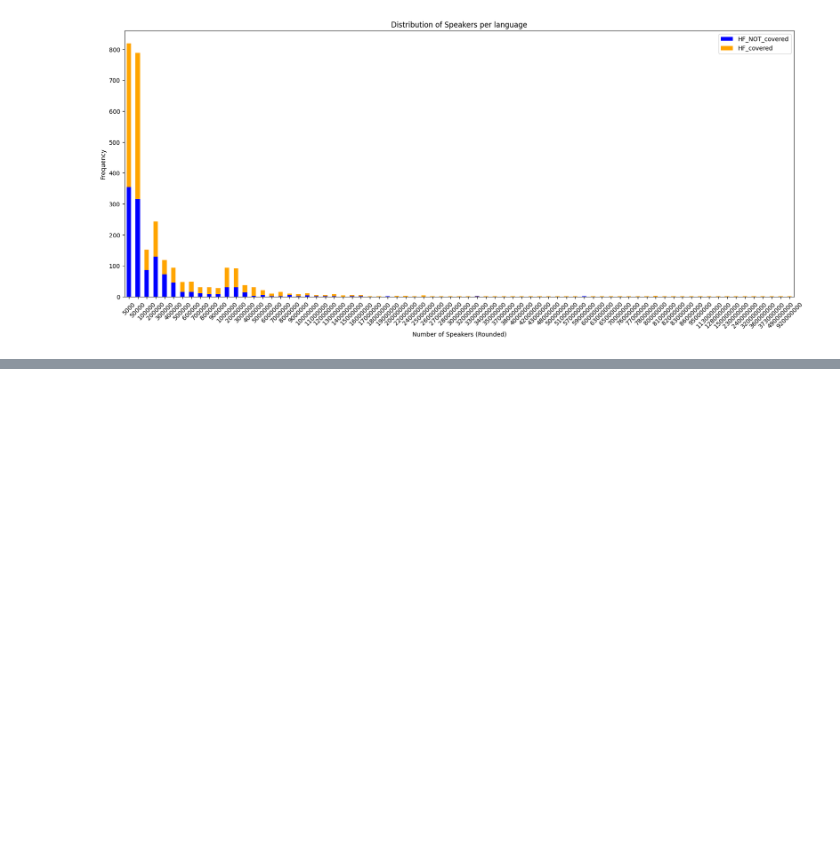
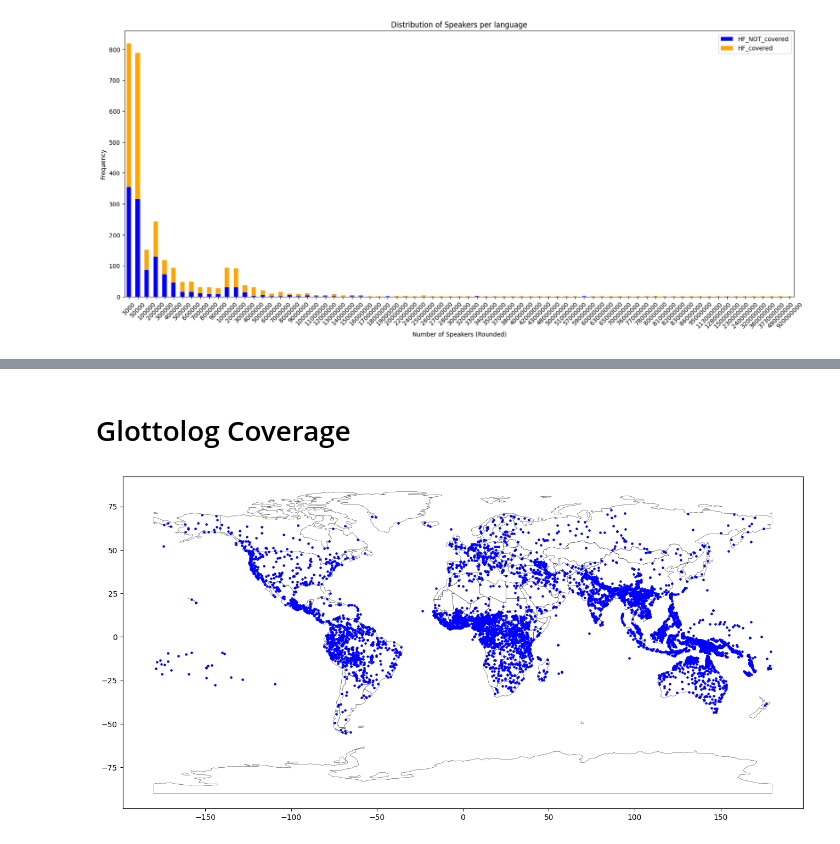
Before and after one commit to giuliaok/EQUATE, a Jupyter notebook: huggingface_counts.ipynb, the cells around one changed output, grey strips where cells are left out. Saved outputs shown, nothing was run; the diff lists cells and outputs as text; code cells hidden in the pictures; blank space fills up the shorter version.

```diff
--- a/huggingface_counts.ipynb
+++ b/huggingface_counts.ipynb
@@ -167,0 +207,19 @@ plt.show()
+# %% [markdown]
+# Glottolog Coverage
+# %%
+glottolog_data_locays = glottolog_data.dropna(subset=['latitude', 'longitude'])
+glottolog_data_locays = glottolog_data_locays[glottolog_data_locays['level'] != 'dialect']
+# %%
+points = glottolog_data_locays.apply(lambda r: Point(r.longitude, r.latitude), axis=1)
+gdb = geopandas.GeoDataFrame(glottolog_data_locays.assign(geometry=points), \
+                        crs={'init' :'epsg:4326'})
+xys = gdb['geometry'].apply(lambda pt: pd.Series({'x': pt.x, 'y': pt.y}))
+gdb['x'] = xys['x']
+gdb['y'] = xys['y']
+# %%
+fig, ax = plt.subplots(figsize=(16, 10))
+worldmap.plot(color="white", edgecolor = 'black',ax=ax, linewidth=0.3)
+gdb.plot(ax=ax, color = 'blue', markersize = 5)
+plt.show()
+# %% [output]
+[figure, added]
```
Also changed, not shown: parts of 17 cells of this notebook.
